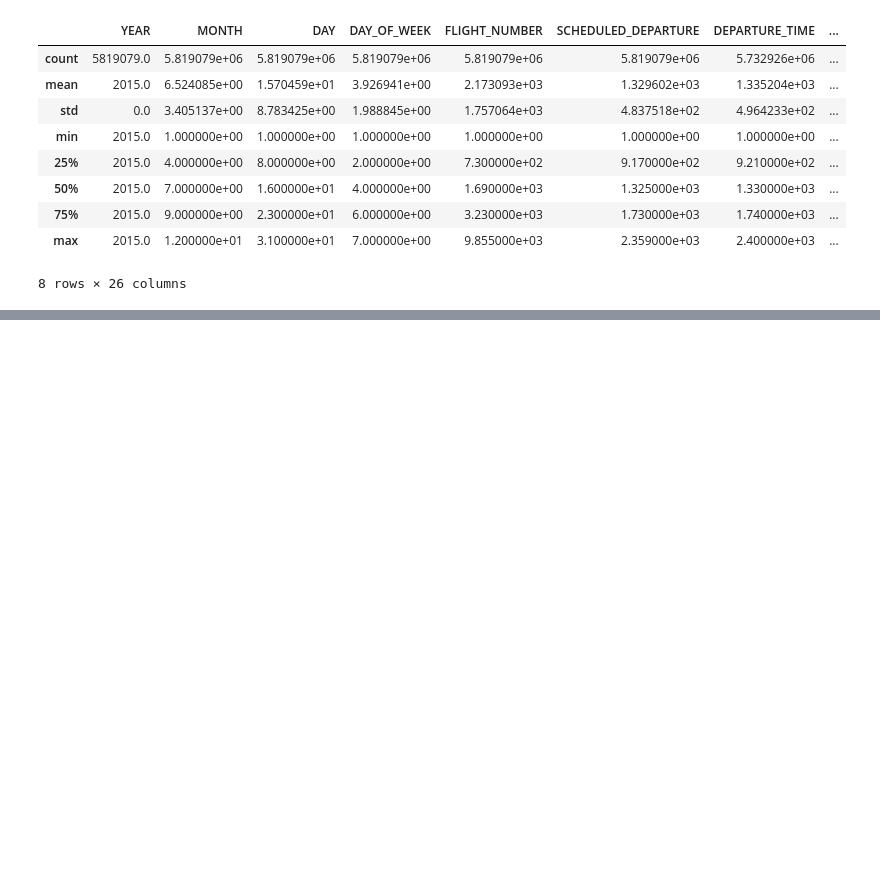
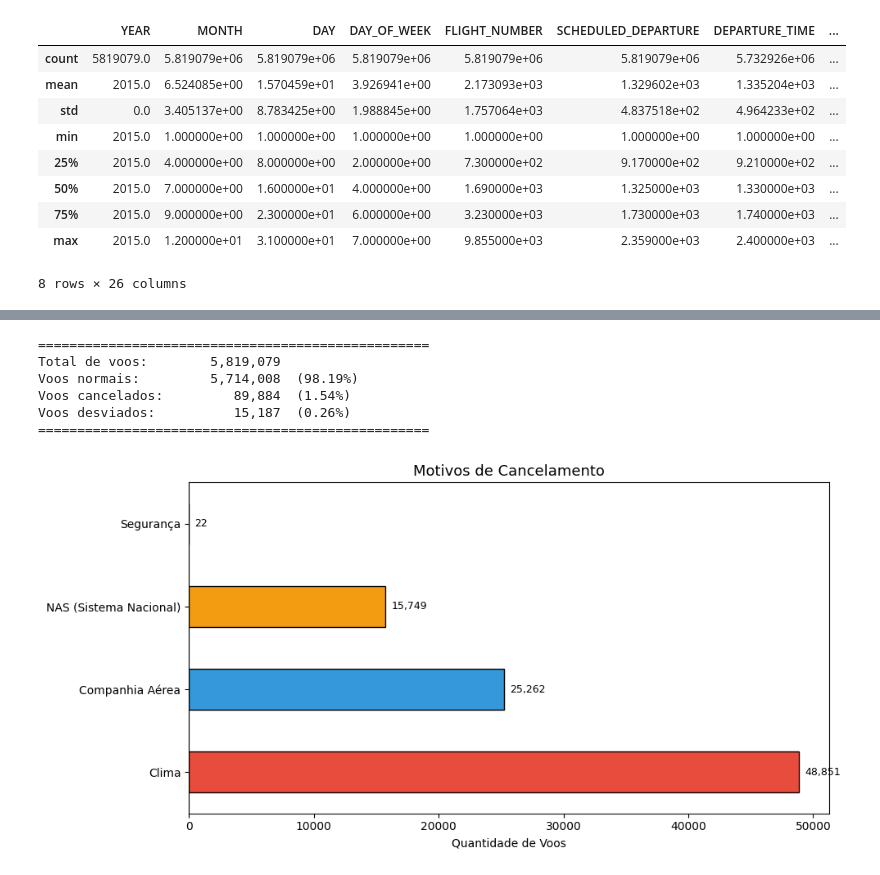
Before and after one commit to ofeprince/tech_challenge_3, a Jupyter notebook: notebooks/01_eda.ipynb, the cells around one changed output, grey strips where cells are left out. Drawn from its saved outputs; the diff is of its cells as text; code cells hidden in the pictures; blank space fills up the shorter version.

```diff
--- a/notebooks/01_eda.ipynb
+++ b/notebooks/01_eda.ipynb
@@ -86,0 +152,61 @@ Name: ARRIVAL_DELAY, Length: 5819079, dtype: float64
+# %%
+# Distribuição geral dos status dos voos
+total = len(df)
+cancelled = df['CANCELLED'].sum()
+diverted = df['DIVERTED'].sum()
+normal = total - cancelled - diverted
+
+print("=" * 50)
+print(f"Total de voos:       {total:>10,}")
+print(f"Voos normais:        {normal:>10,}  ({normal/total*100:.2f}%)")
+print(f"Voos cancelados:     {cancelled:>10,}  ({cancelled/total*100:.2f}%)")
+print(f"Voos desviados:      {diverted:>10,}  ({diverted/total*100:.2f}%)")
+print("=" * 50)
+
+# Motivos de cancelamento
+cancel_reasons = {
+    'A': 'Companhia Aérea',
+    'B': 'Clima',
+    'C': 'NAS (Sistema Nacional)',
+    'D': 'Segurança'
+}
+
+cancel_counts = df[df['CANCELLED'] == 1]['CANCELLATION_REASON'].value_counts()
+cancel_counts.index = cancel_counts.index.map(cancel_reasons)
+
+# Criação do gráfico
+fig, ax = plt.subplots(figsize=(10, 5))
+
+cancel_counts.plot(
+    kind='barh',
+    ax=ax,
+    color=['#e74c3c', '#3498db', '#f39c12', '#9b59b6'],
+    edgecolor='black'
+)
+
+ax.set_title('Motivos de Cancelamento', fontsize=13)
+ax.set_xlabel('Quantidade de Voos')
+ax.set_ylabel('')
+
+# Adiciona valores nas barras
+for p in ax.patches:
+    ax.annotate(
+        f'{p.get_width():,.0f}',
+        (p.get_width(), p.get_y() + p.get_height()/2),
+        ha='left',
+        va='center',
+        fontsize=9,
+        xytext=(5, 0),
+        textcoords='offset points'
+    )
+
+plt.tight_layout()
+plt.show()
+# %% [output]
+==================================================
+Total de voos:        5,819,079
+Voos normais:         5,714,008  (98.19%)
+Voos cancelados:         89,884  (1.54%)
+Voos desviados:          15,187  (0.26%)
+==================================================
+[figure, added]
```
Also changed, not shown: parts of 34 cells of this notebook, 4 other files.
